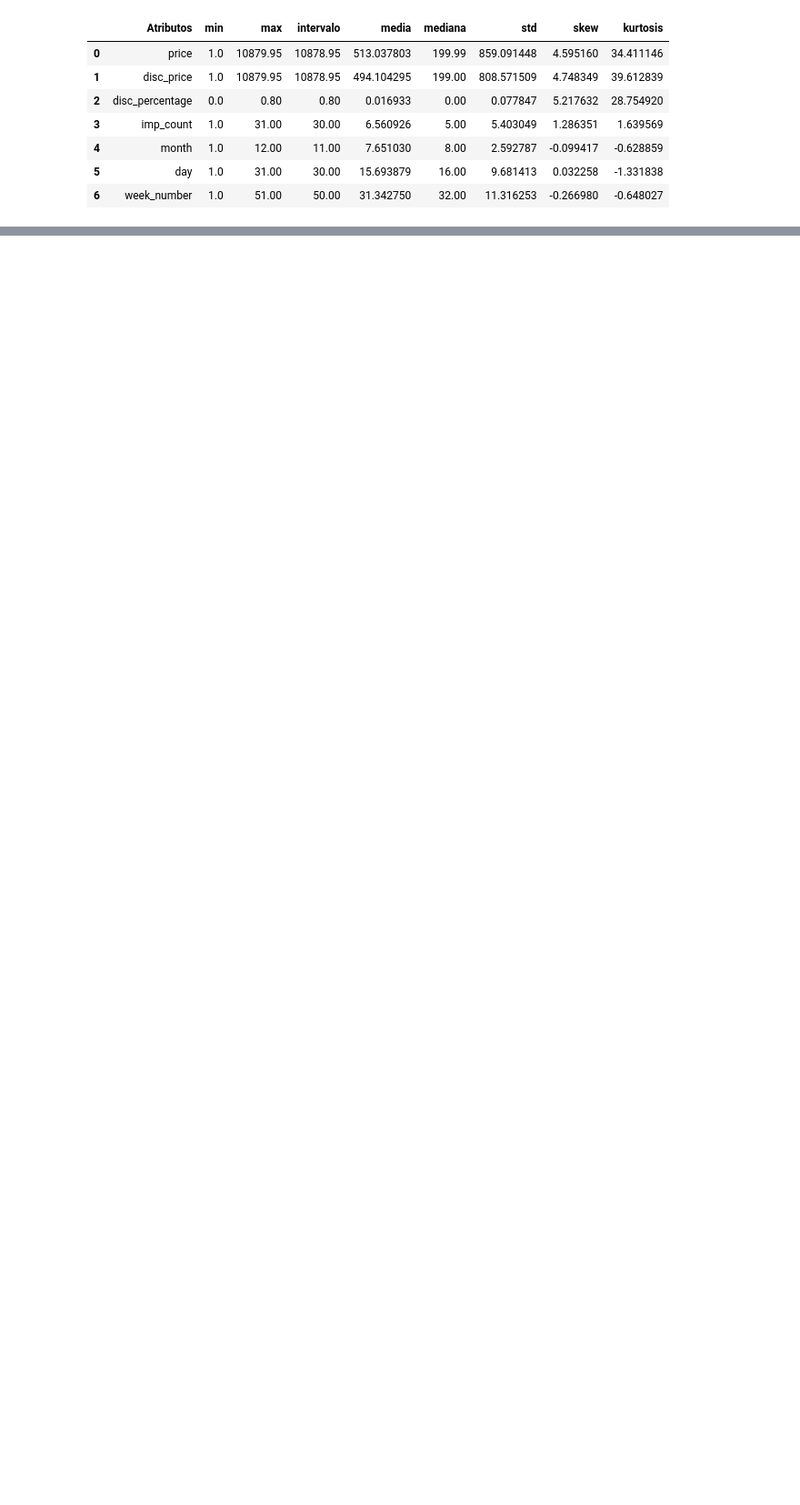
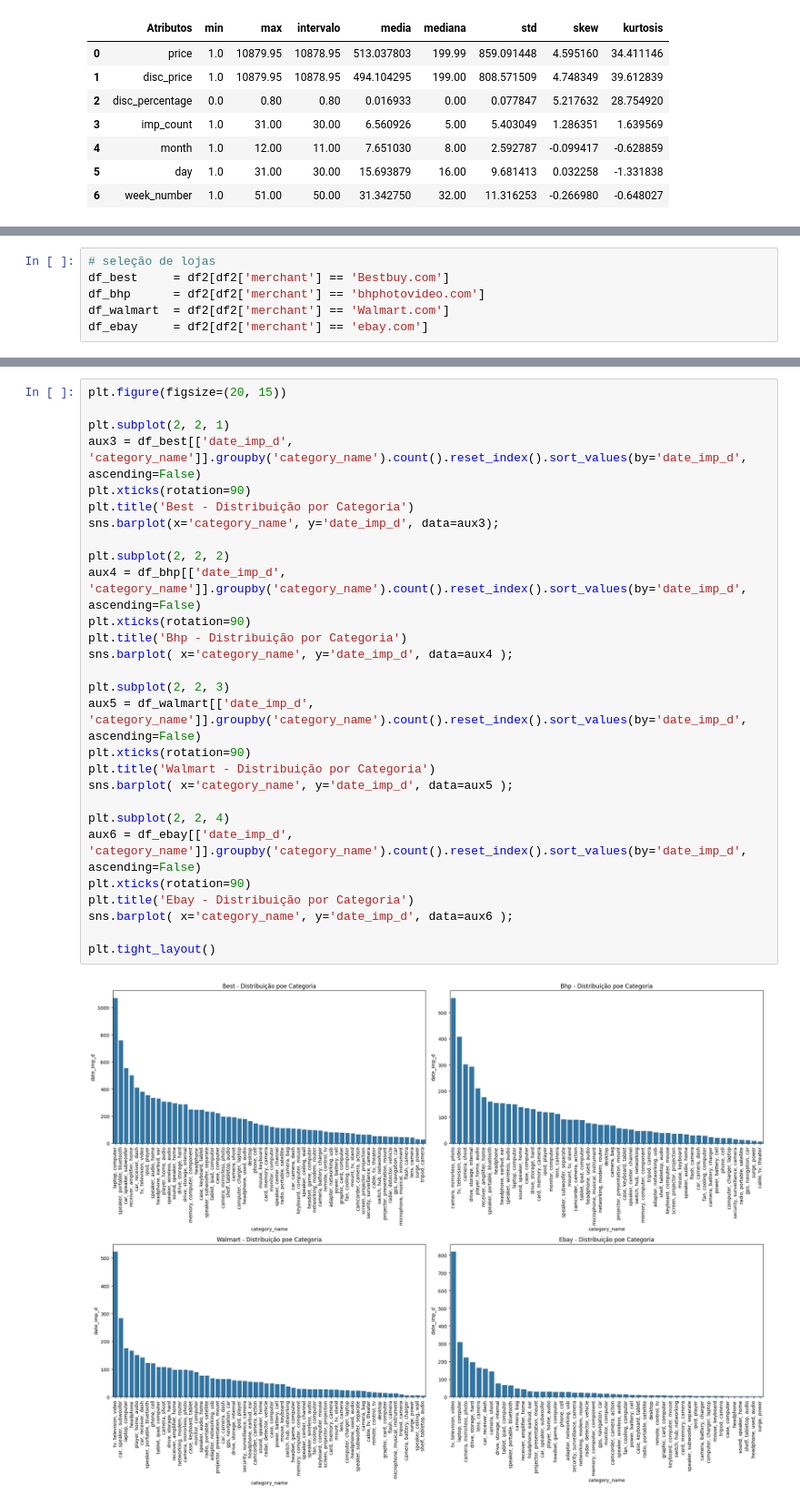
Before and after one commit to TiagoTuk/elasticidade_preco, a Jupyter notebook: notebooks/c1-metrics.ipynb, the cells around one changed output, grey strips where cells are left out. Shown at 91% size. Cells and saved outputs as stored; diff of their text form; blank space fills up the shorter version.

```diff
--- a/notebooks/c1-metrics.ipynb
+++ b/notebooks/c1-metrics.ipynb
@@ -161,0 +191,6 @@ m1
+# %%
+# seleção de lojas
+df_best     = df2[df2['merchant'] == 'Bestbuy.com']
+df_bhp      = df2[df2['merchant'] == 'bhphotovideo.com']
+df_walmart  = df2[df2['merchant'] == 'Walmart.com']
+df_ebay     = df2[df2['merchant'] == 'ebay.com']
@@ -161,0 +211,30 @@ m1
+# %%
+plt.figure(figsize=(20, 15))
+
+plt.subplot(2, 2, 1)
+aux3 = df_best[['date_imp_d', 'category_name']].groupby('category_name').count().reset_index().sort_values(by='date_imp_d', ascending=False)
+plt.xticks(rotation=90)
+plt.title('Best - Distribuição por Categoria')
+sns.barplot(x='category_name', y='date_imp_d', data=aux3);
+
+plt.subplot(2, 2, 2)
+aux4 = df_bhp[['date_imp_d', 'category_name']].groupby('category_name').count().reset_index().sort_values(by='date_imp_d', ascending=False)
+plt.xticks(rotation=90)
+plt.title('Bhp - Distribuição por Categoria')
+sns.barplot( x='category_name', y='date_imp_d', data=aux4 );
+
+plt.subplot(2, 2, 3)
+aux5 = df_walmart[['date_imp_d', 'category_name']].groupby('category_name').count().reset_index().sort_values(by='date_imp_d', ascending=False)
+plt.xticks(rotation=90)
+plt.title('Walmart - Distribuição por Categoria')
+sns.barplot( x='category_name', y='date_imp_d', data=aux5 );
+
+plt.subplot(2, 2, 4)
+aux6 = df_ebay[['date_imp_d', 'category_name']].groupby('category_name').count().reset_index().sort_values(by='date_imp_d', ascending=False)
+plt.xticks(rotation=90)
+plt.title('Ebay - Distribuição por Categoria')
+sns.barplot( x='category_name', y='date_imp_d', data=aux6 );
+
+plt.tight_layout()
+# %% [output]
+[figure, added]
```
Also changed, not shown: parts of 17 cells of this notebook.
